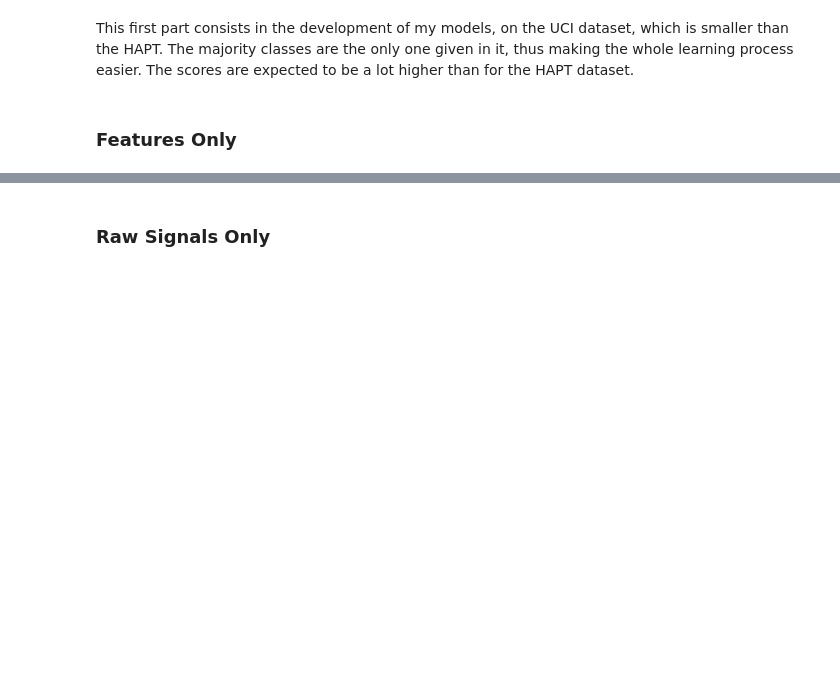
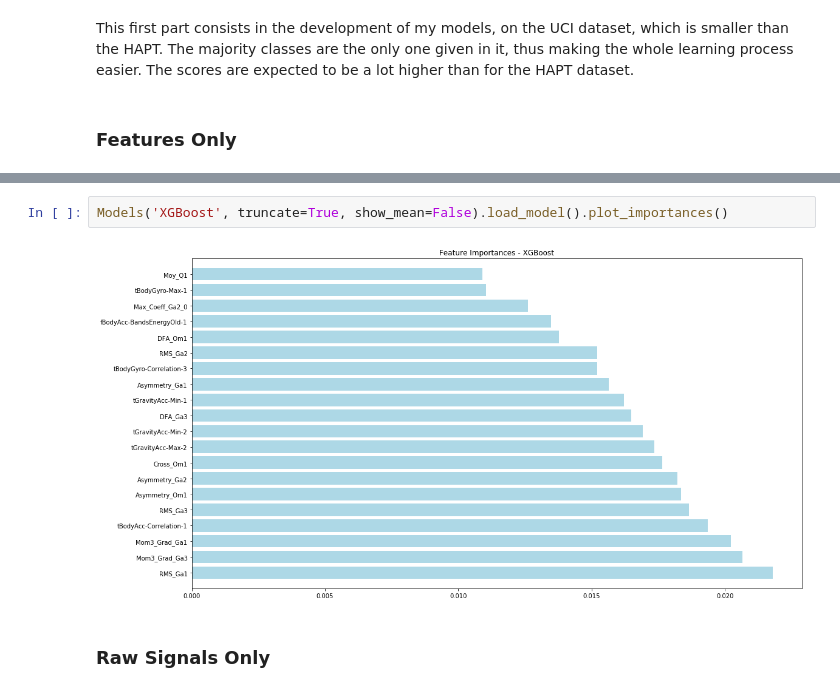
Before and after one commit to Coricos/ActivityRecognition, a Jupyter notebook: notebook.ipynb, the cells around one changed output, grey strips where cells are left out. Saved outputs shown, nothing was run; the diff lists cells and outputs as text; blank space fills up the shorter version.

```diff
--- a/notebook.ipynb
+++ b/notebook.ipynb
@@ -93,3 +109,7 @@ mod = Models('XGBoost', truncate=True, show_mean=False).load_model().performance
+# %%
+Models('XGBoost', truncate=True, show_mean=False).load_model().plot_importances()
+# %% [output]
+[figure, added]
 # %% [markdown]
 ### Raw Signals Only
 # %%
```
Also changed, not shown: parts of 12 cells of this notebook.
